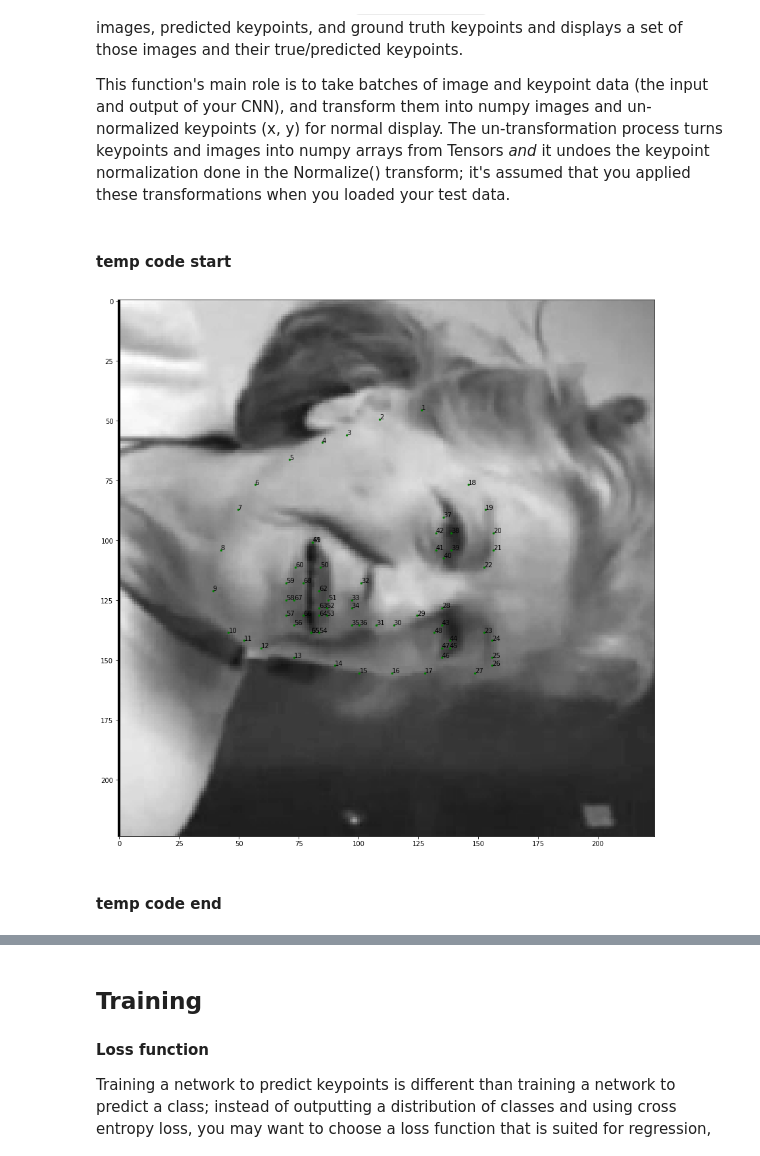
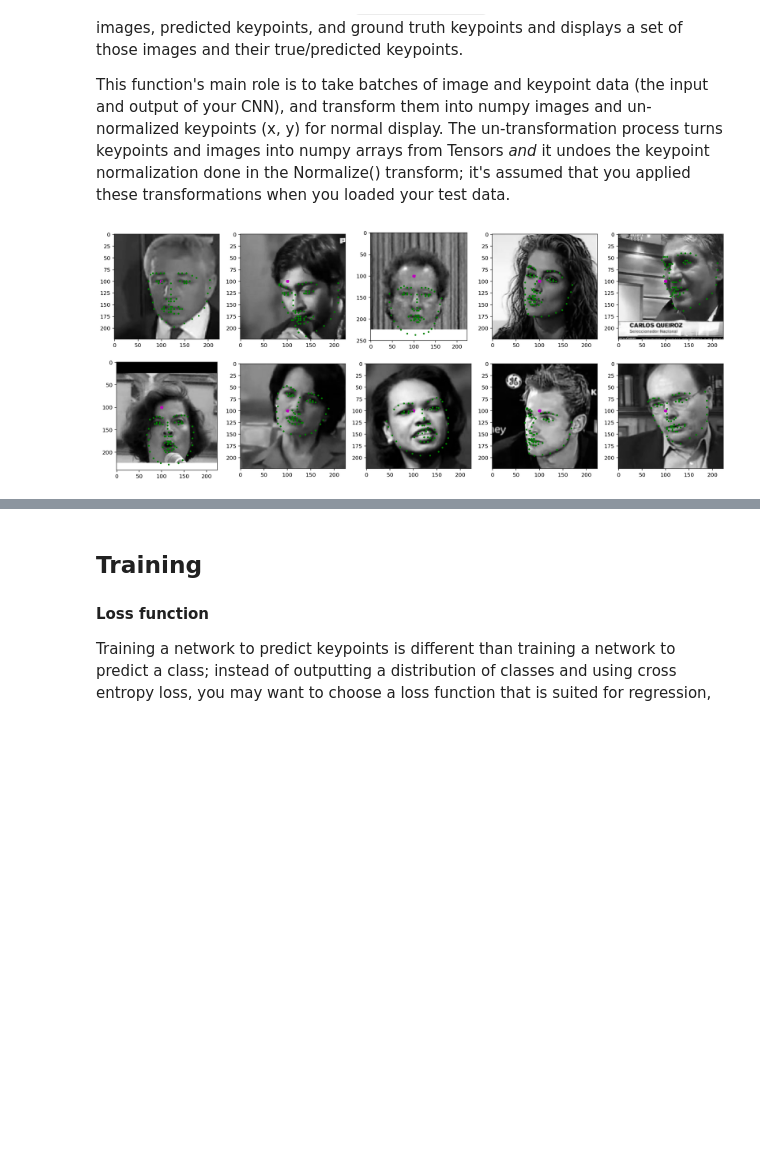
Before and after one commit to jeff-ruby/CVND_P1_Facial_Keypoints, a Jupyter notebook: 2. Define the Network Architecture.ipynb, the cells around one changed output, grey strips where cells are left out. Cells and saved outputs as stored; diff of their text form; code cells hidden in the pictures; blank space fills up the shorter version.

```diff
--- a/2. Define the Network Architecture.ipynb
+++ b/2. Define the Network Architecture.ipynb
@@ -188,7 +168,8 @@ from data_load import Rescale, RandomCrop, Normalize, ToTensor, Augment
 ## TODO: define the data_transform using transforms.Compose([all tx's, . , .])
 # order matters! i.e. rescaling should come before a smaller crop
 data_transform = transforms.Compose([Rescale(250),
-                                     RandomCrop(224), Augment(),
+                                     RandomCrop(224),
+                                     Augment(),
                                      Normalize(),
                                      ToTensor()])
 
@@ -338,57 +319,40 @@ def show_all_keypoints(image, predicted_key_pts, gt_pts=None):
 Next, you'll see a helper function. `visualize_output` that takes in a batch of images, predicted keypoints, and ground truth keypoints and displays a set of those images and their true/predicted keypoints.
 
 This function's main role is to take batches of image and keypoint data (the input and output of your CNN), and transform them into numpy images and un-normalized keypoints (x, y) for normal display. The un-transformation process turns keypoints and images into numpy arrays from Tensors *and* it undoes the keypoint normalization done in the Normalize() transform; it's assumed that you applied these transformations when you loaded your test data.
-# %% [markdown]
-#### temp code start
-# %%
-def show_all_keypoints(image, predicted_key_pts, gt_pts=None):
-    """Show image with predicted keypoints"""
-    # image is grayscale
-    #plt.imshow(image, cmap='gray')
-    #plt.scatter(predicted_key_pts[:, 0], predicted_key_pts[:, 1], s=20, marker='.', c='m')
-    # plot ground truth points as green pts
-    fig,ax=plt.subplots()
-    if gt_pts is not None:
-        ax.imshow(image, cmap='gray')
-        ax.scatter(gt_pts[:, 0], gt_pts[:, 1], s=20, marker='.', c='g')
-    for i,txt in enumerate((gt_pts[:, 0])):
-        ax.annotate(i+1,(gt_pts[i, 0],gt_pts[i, 1]))
 # %%
 # visualize the output
 # by default this shows a batch of 10 images
 def visualize_output(test_images, test_outputs, gt_pts=None, batch_size=10):
 
-    i = 0
+    plt.figure(figsize=(20,8))
+    for i in range(batch_size):
+        ax = plt.subplot(2, batch_size/2, i+1)
 
-    # un-transform the image data
-    image = test_images[i].data   # get the image from it's wrapper
-    image = image.numpy()   # convert to numpy array from a Tensor
-    image = np.transpose(image, (1, 2, 0))   # transpose to go from torch to numpy image
+        # un-transform the image data
+        image = test_images[i].data   # get the image from it's wrapper
+        image = image.numpy()   # convert to numpy array from a Tensor
+        image = np.transpose(image, (1, 2, 0))   # transpose to go from torch to numpy image
 
-    # un-transform the predicted key_pts data
-    predicted_key_pts = test_outputs[i].data
-    predicted_key_pts = predicted_key_pts.numpy()
-    # undo normalization of keypoints
-    predicted_key_pts = predicted_key_pts*50.0+100
+        # un-transform the predicted key_pts data
+        predicted_key_pts = test_outputs[i].data
+        predicted_key_pts = predicted_key_pts.numpy()
+        # undo normalization of keypoints
+        predicted_key_pts = predicted_key_pts*50.0+100
 
-    # plot ground truth points for comparison, if they exist
-    ground_truth_pts = None
-    if gt_pts is not None:
-        ground_truth_pts = gt_pts[i]
-        ground_truth_pts = ground_truth_pts*50.0+100
+        # plot ground truth points for comparison, if they exist
+        ground_truth_pts = None
+        if gt_pts is not None:
+            ground_truth_pts = gt_pts[i]
+            ground_truth_pts = ground_truth_pts*50.0+100
 
-    # call show_all_keypoints
-    show_all_keypoints(np.squeeze(image), predicted_key_pts, ground_truth_pts)
+        # call show_all_keypoints
+        show_all_keypoints(np.squeeze(image), predicted_key_pts, ground_truth_pts)
 
-    plt.axis('on')
+        plt.axis('on')
 
     plt.show()
 
-plt.rcParams['figure.figsize'] = [25.0, 15.0]
-
 # call it
 visualize_output(test_images, test_outputs, gt_pts)
 # %% [output]
-[figure, old version]
+[figure, new version]
-# %% [markdown]
-#### temp code end
```
Also changed, not shown: parts of 9 cells of this notebook, 3 other files.
